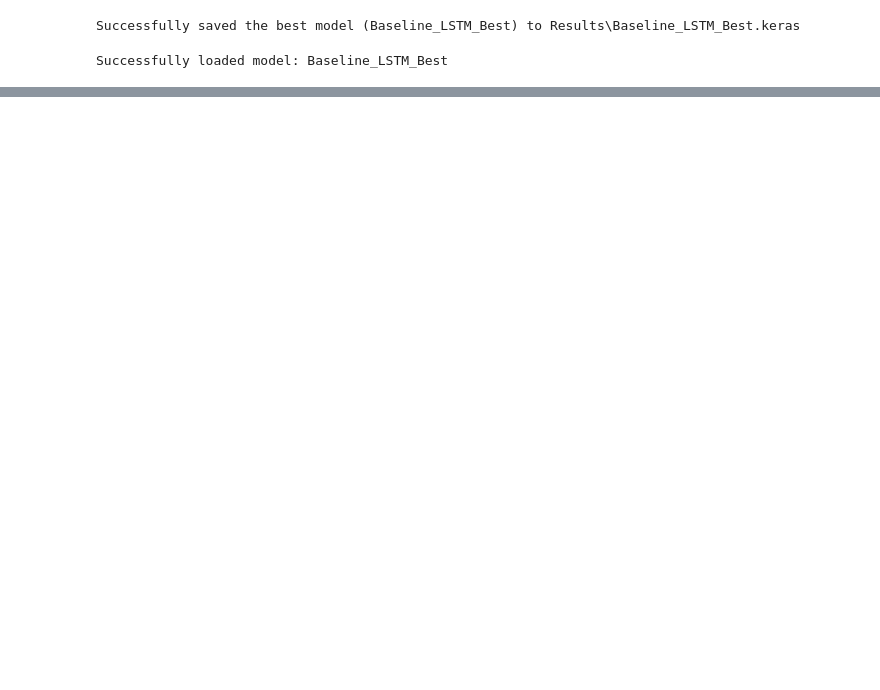
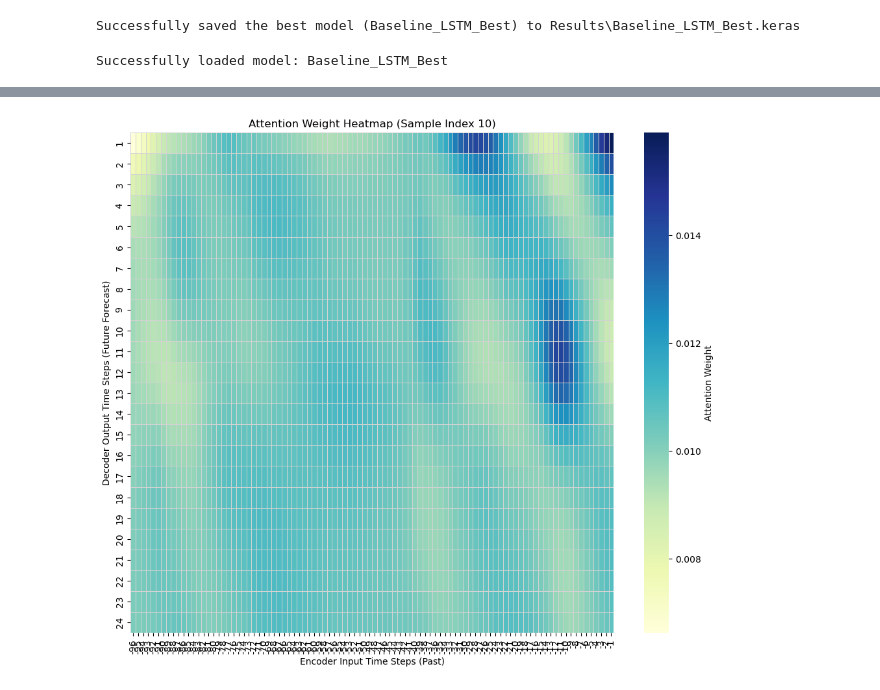
Before and after one commit to mohaismail081/Advanced-TS-Attention-Project, a Jupyter notebook: Models/model_training.ipynb, the cells around one changed output, grey strips where cells are left out. Drawn from its saved outputs; the diff is of its cells as text; code cells hidden in the pictures; blank space fills up the shorter version.

```diff
--- a/Models/model_training.ipynb
+++ b/Models/model_training.ipynb
@@ -349,0 +334,33 @@ plt.show()
+# %%
+import matplotlib.pyplot as plt
+import seaborn as sns
+
+# Select one sample from the test set (e.g., the 10th sample)
+# You can change this index (0 to N-1) to inspect different forecasts.
+sample_index = 10
+# att_weights_test shape is (N_samples, T_OUT, T_IN)
+sample_weights = att_weights_test[sample_index]
+
+# Setup axis labels
+# T_IN = 20 (Input steps -20 to -1)
+encoder_steps = np.arange(-T_IN, 0)
+# T_OUT = 24 (Output steps 1 to 24)
+decoder_steps = np.arange(1, T_OUT + 1)
+
+plt.figure(figsize=(12, 10))
+sns.heatmap(
+    sample_weights,
+    xticklabels=encoder_steps,
+    yticklabels=decoder_steps,
+    cmap="YlGnBu",
+    cbar_kws={'label': 'Attention Weight'},
+    linewidths=.5,
+    linecolor='lightgray'
+)
+
+plt.title(f'Attention Weight Heatmap (Sample Index {sample_index})')
+plt.xlabel('Encoder Input Time Steps (Past)')
+plt.ylabel('Decoder Output Time Steps (Future Forecast)')
+plt.show()
+# %% [output]
+[figure, added]
```
Also changed, not shown: parts of 10 cells of this notebook, 5 other files.
